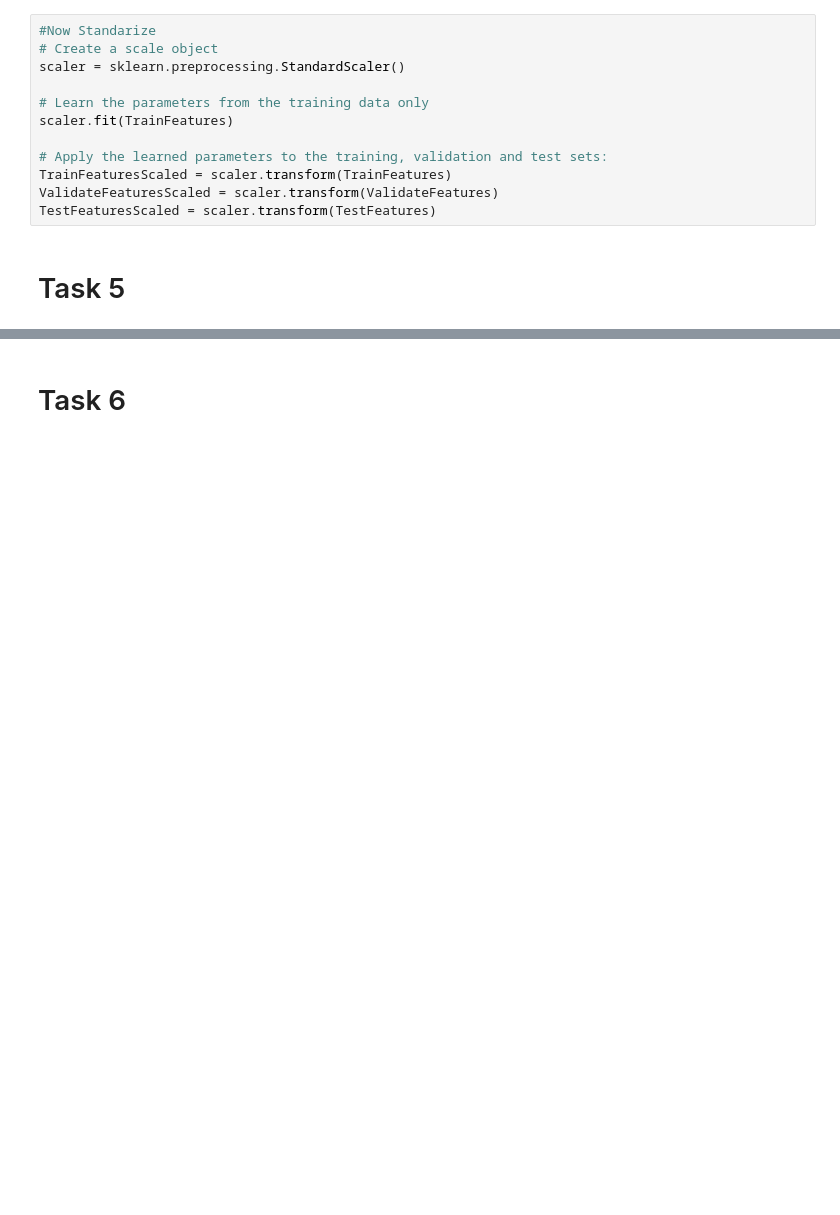
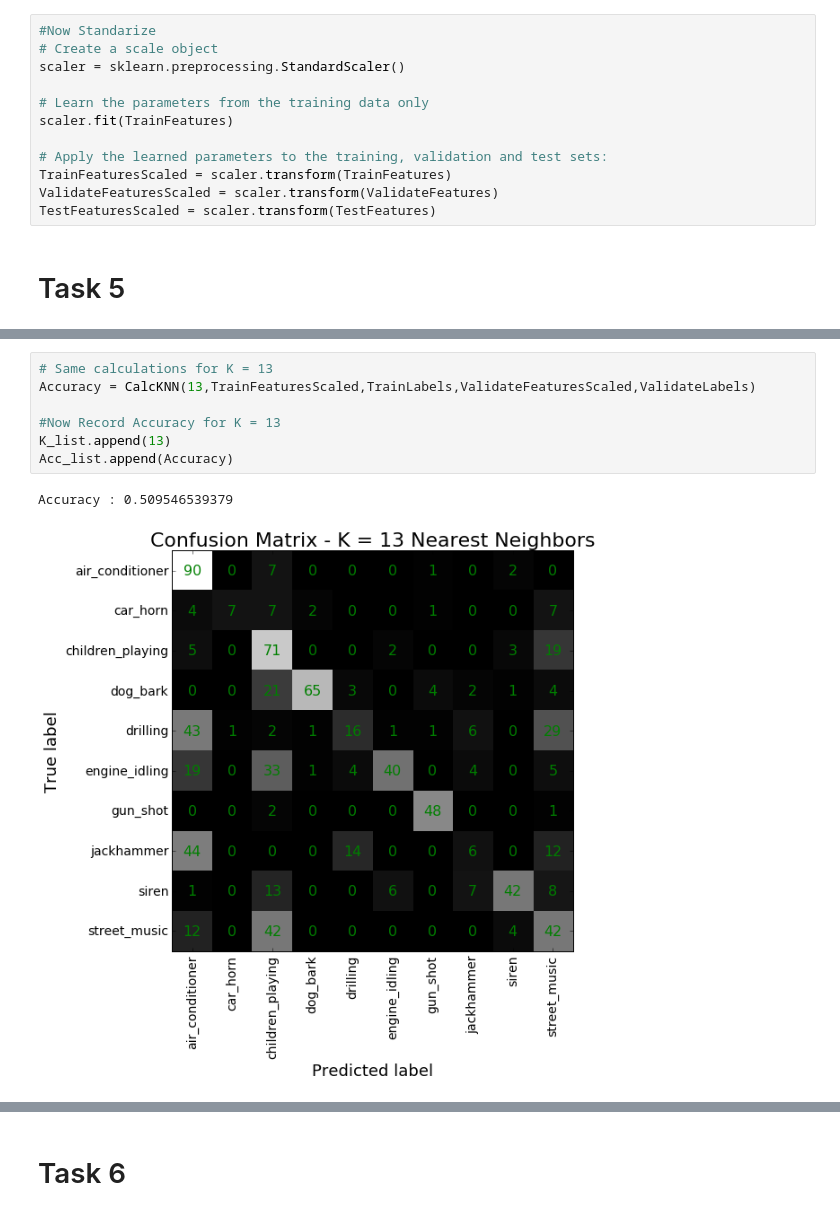
Before and after one commit to aporcel/Machine-Learning, a Jupyter notebook: LS_Homework2/HW2_ML4Sound.ipynb, the cells around one changed output, grey strips where cells are left out. Saved outputs shown, nothing was run; the diff lists cells and outputs as text; blank space fills up the shorter version.

```diff
--- a/LS_Homework2/HW2_ML4Sound.ipynb
+++ b/LS_Homework2/HW2_ML4Sound.ipynb
@@ -447,0 +376,10 @@ Accuracy : 0.652744630072
+# %%
+# Same calculations for K = 13
+Accuracy = CalcKNN(13,TrainFeaturesScaled,TrainLabels,ValidateFeaturesScaled,ValidateLabels)
+
+#Now Record Accuracy for K = 13
+K_list.append(13)
+Acc_list.append(Accuracy)
+# %% [output]
+Accuracy : 0.509546539379
+[figure, added]
```
Also changed, not shown: parts of 60 cells of this notebook.
